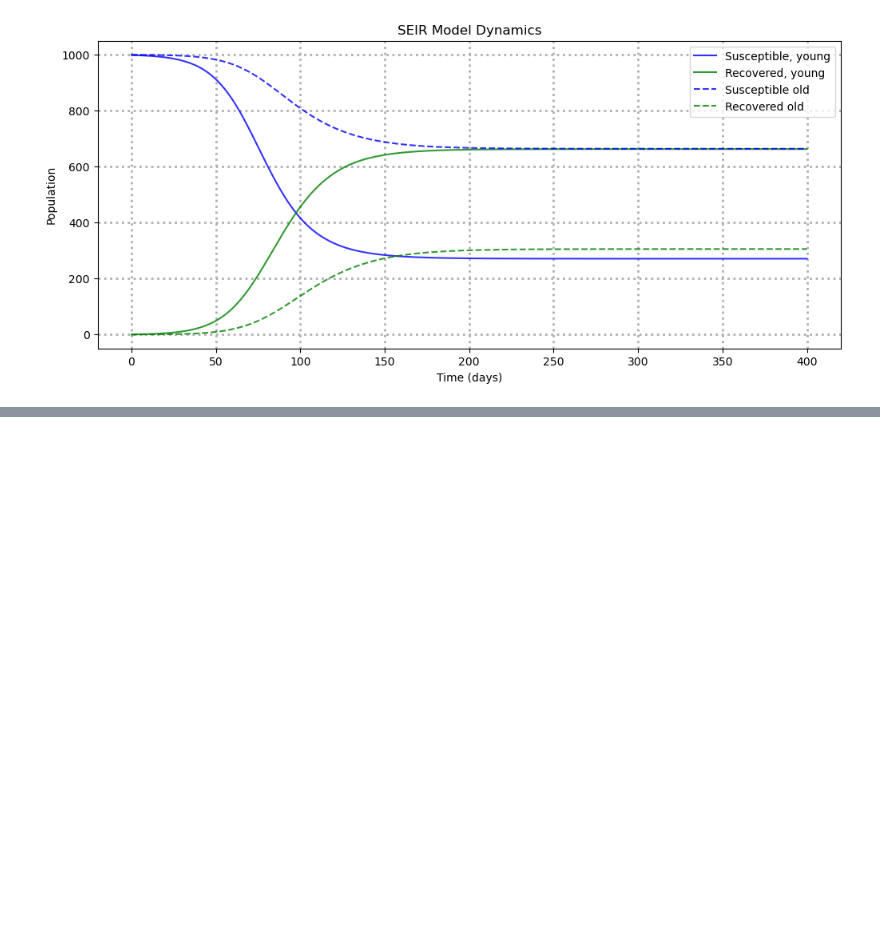
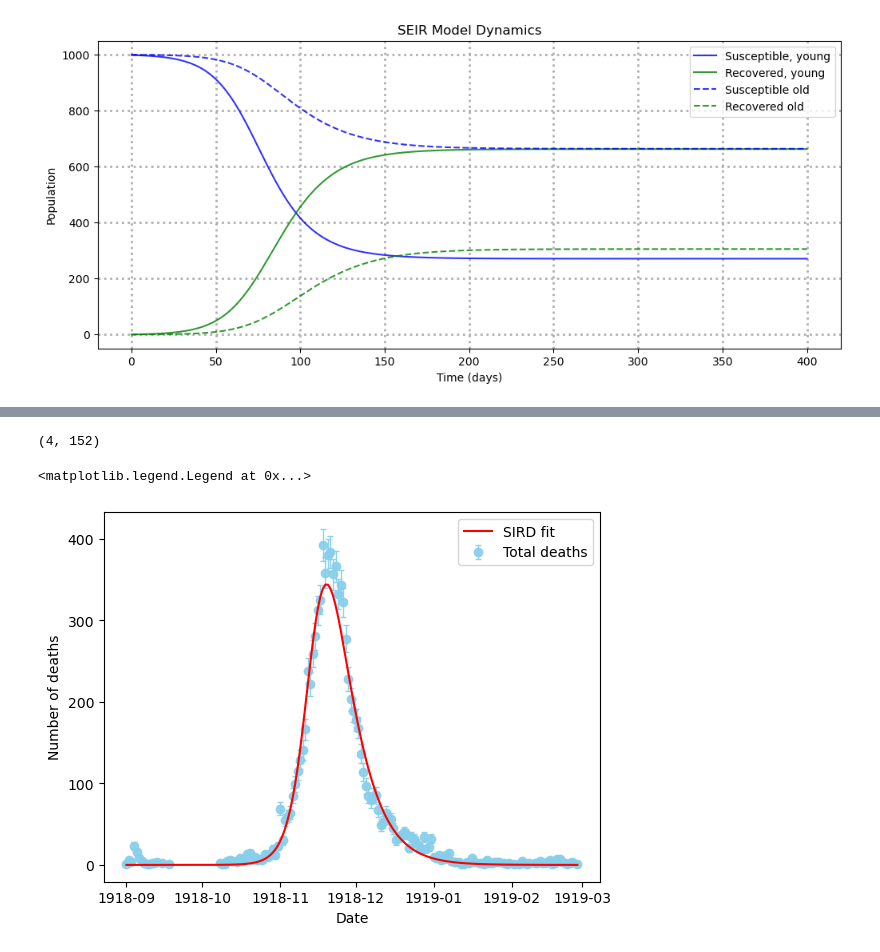
Before and after one commit to gavdoubleu/SEIRD_model, a Jupyter notebook: SEIRD model.ipynb, the cells around one changed output, grey strips where cells are left out. Saved outputs shown, nothing was run; the diff lists cells and outputs as text; code cells hidden in the pictures; blank space fills up the shorter version.

```diff
--- a/SEIR model.ipynb
+++ b/SEIRD model.ipynb
@@ -593,0 +734,19 @@ We're going to do it with some ages, and the aim to get the $t \rightarrow \inft
+# %%
+sol_curve = curve_fit(fitting_function_1_compartment,
+                      x,
+                      y,
+                      p0 = [day_of_first_infection_0, beta_0, gamma_0, delta_0],
+                      sigma=sigma,
+                      absolute_sigma=True,
+                     bounds=([0,0,0,0],[70,10.0,10.0,0.1]))
+
+day_of_first_infection_fit, beta_fit, gamma_fit, delta_fit = sol_curve[0]
+delta_day, delta_beta, delta_gamma, delta_delta = np.sqrt(np.diag(sol_curve[1]))
+print("Final fitted parameters are:")
+print("   day zero = {:.2g} +- {:.1g},".format(day_of_first_infection_fit, delta_day))
+print("   beta     = {:.3g} +- {:.1g},".format(beta_fit, delta_beta))
+print("   gamma    = {:.3g} +- {:.1g},".format(gamma_fit, delta_gamma))
+print("   delta    = {:.3g} +- {:.1g},\n".format(delta_fit,delta_delta))
+print("        where the quoted uncertainty is 1 estimated standard deviation.\n")                                                                                                                                                                                                                                               ,
+
+sol_curve
@@ -593,0 +770,26 @@ We're going to do it with some ages, and the aim to get the $t \rightarrow \inft
+# %%
+
+solmat = solve_ivp(deriv_1D,
+                   [min(x), max(x)],
+                   Y_day_0_of_infection,
+                   args=(beta_fit, gamma_fit, delta_fit, num_population),
+                   dense_output=True)
+dates_after_start = x[x >= day_of_first_infection_fit]-day_of_first_infection_fit
+dates_before_start = x[x < day_of_first_infection_fit]
+
+total_compartments_eval = np.concatenate([np.zeros((4,len(dates_before_start))) , solmat.sol(dates_after_start)], axis=1)
+print(total_compartments_eval.shape)
+
+my_derivs = deriv_1D(x, total_compartments_eval, beta_fit, gamma_fit, delta_fit, num_population)
+# %% [output]
+(4, 152)
+# %%
+xplot = pd.to_datetime(NZ_death_data.sort_values('date_death').loc[:,'date_death'])
+plt.errorbar(xplot, y, sigma, linewidth=0.0, elinewidth=1.0, capsize=2.0, label='Total deaths', marker='o', color='skyblue', alpha=0.9)
+plt.plot(xplot, my_derivs[3], label='SIRD fit', color='red', zorder=10)
+plt.xlabel('Date')
+plt.ylabel('Number of deaths')
+plt.legend()
+# %% [output]
+<matplotlib.legend.Legend at 0x...>
+[figure, added]
```
Also changed, not shown: parts of 22 cells of this notebook, 14 other files.
